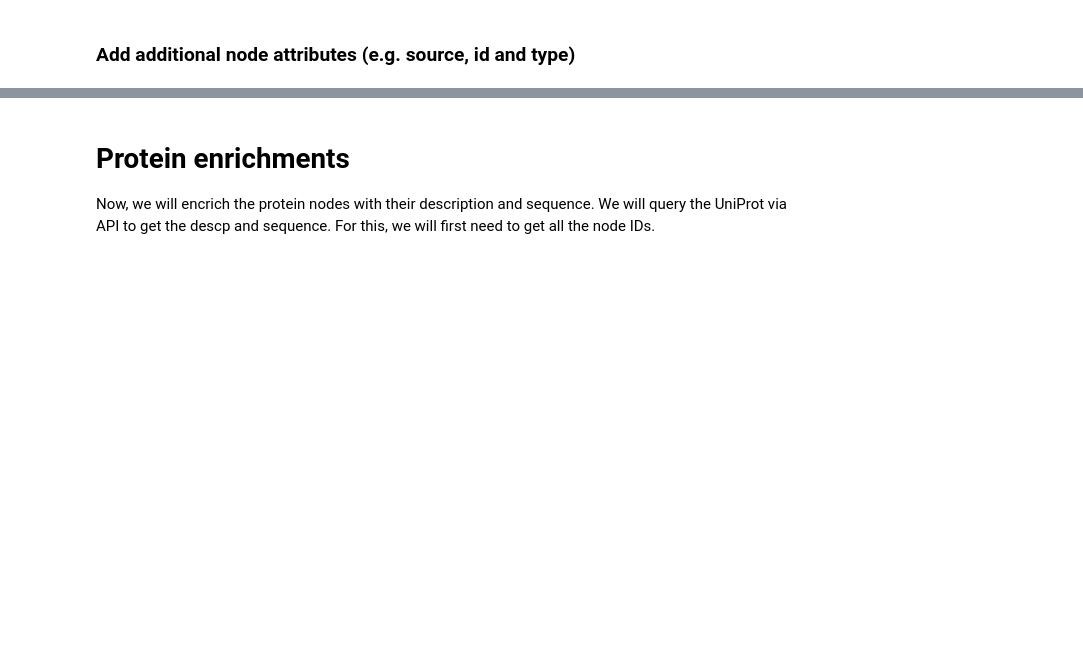
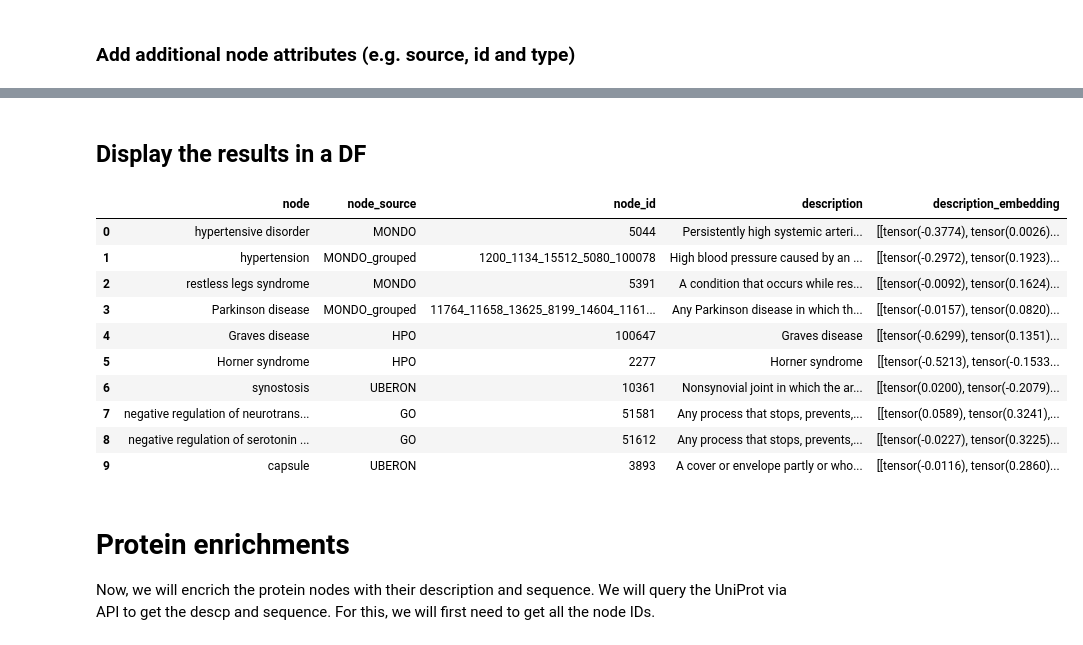
Before and after one commit to varsha1206/AIAgents4Pharma, a Jupyter notebook: docs/notebooks/talk2knowledgegraphs/tutorial_primekg_enrichment.ipynb, the cells around one changed output, grey strips where cells are left out. Cells and saved outputs as stored; diff of their text form; code cells hidden in the pictures; blank space fills up the shorter version.

```diff
--- a/docs/notebooks/talk2knowledgegraphs/tutorial_primekg_enrichment.ipynb
+++ b/docs/notebooks/talk2knowledgegraphs/tutorial_primekg_enrichment.ipynb
@@ -165,0 +590,9 @@ kg = nx.compose(G, kg)
+# %%
+for ols_attr in list_ols_attrs:
+    node = ols_attr.name
+    description = ols_attr.description
+    # print (f"node: {node}, description: {description}")
+    G.add_nodes_from([(node, {'description': description})])
+
+# Recompose the graph
+kg = nx.compose(G, kg)
@@ -165,0 +601,14 @@ kg = nx.compose(G, kg)
+# %%
+for i, node in tqdm(enumerate(kg.nodes)):
+    node_id = kg.nodes[node].get('node_id')
+    if kg.nodes[node].get('description') is None:
+        continue
+    print (node)
+    desc = kg.nodes[node].get('description')
+    outputs = biobert_model.embed_documents([desc])
+    G.add_nodes_from([(node, {'description_embedding': outputs})])
+    # torch.cuda.synchronize()
+    # torch.cuda.empty_cache()
+
+# Recompose the graph
+kg = nx.compose(G, kg)
@@ -166,3 +626,37 @@ kg = nx.compose(G, kg)
+# %% [markdown]
+## Display the results in a DF
+# %%
+import pandas as pd
+dic = {'node':[],
+       'node_source':[],
+       'node_id':[],
+       'description':[],
+       'description_embedding':[]}
+for node in tqdm(kg.nodes):
+    node_id = kg.nodes[node].get('node_id')
+    if kg.nodes[node].get('description') is None:
+        continue
+    dic['node'].append(node)
+    dic['node_source'].append(kg.nodes[node].get('node_source'))
+    dic['node_id'].append(kg.nodes[node].get('node_id'))
+    dic['description'].append(kg.nodes[node].get('description'))
+    dic['description_embedding'].append(kg.nodes[node].get('description_embedding'))
+    # print (node, kg.nodes[node].get('description'), kg.nodes[node].get('sequence'), kg.nodes[node].get('description_embedding'))
+
+df = pd.DataFrame(dic)
+df
+# %% [output]
+|  | node | node_source | node_id | description | description_embedding |
+| 0 | hypertensive disorder | MONDO | 5044 | Persistently high systemic arteri... | [[tensor(-0.3774), tensor(0.0026)... |
+| 1 | hypertension | MONDO_grouped | 1200_1134_15512_5080_100078 | High blood pressure caused by an ... | [[tensor(-0.2972), tensor(0.1923)... |
+| 2 | restless legs syndrome | MONDO | 5391 | A condition that occurs while res... | [[tensor(-0.0092), tensor(0.1624)... |
+| 3 | Parkinson disease | MONDO_grouped | 11764_11658_13625_8199_14604_1161... | Any Parkinson disease in which th... | [[tensor(-0.0157), tensor(0.0820)... |
+| 4 | Graves disease | HPO | 100647 | Graves disease | [[tensor(-0.6299), tensor(0.1351)... |
+| 5 | Horner syndrome | HPO | 2277 | Horner syndrome | [[tensor(-0.5213), tensor(-0.1533... |
+| 6 | synostosis | UBERON | 10361 | Nonsynovial joint in which the ar... | [[tensor(0.0200), tensor(-0.2079)... |
+| 7 | negative regulation of neurotrans... | GO | 51581 | Any process that stops, prevents,... | [[tensor(0.0589), tensor(0.3241),... |
+| 8 | negative regulation of serotonin ... | GO | 51612 | Any process that stops, prevents,... | [[tensor(-0.0227), tensor(0.3225)... |
+| 9 | capsule | UBERON | 3893 | A cover or envelope partly or who... | [[tensor(-0.0116), tensor(0.2860)... |
 # %% [markdown]
 # Protein enrichments
 Now, we will encrich the protein nodes with their description and sequence.
```
Also changed, not shown: parts of 43 cells of this notebook, 16 other files.
